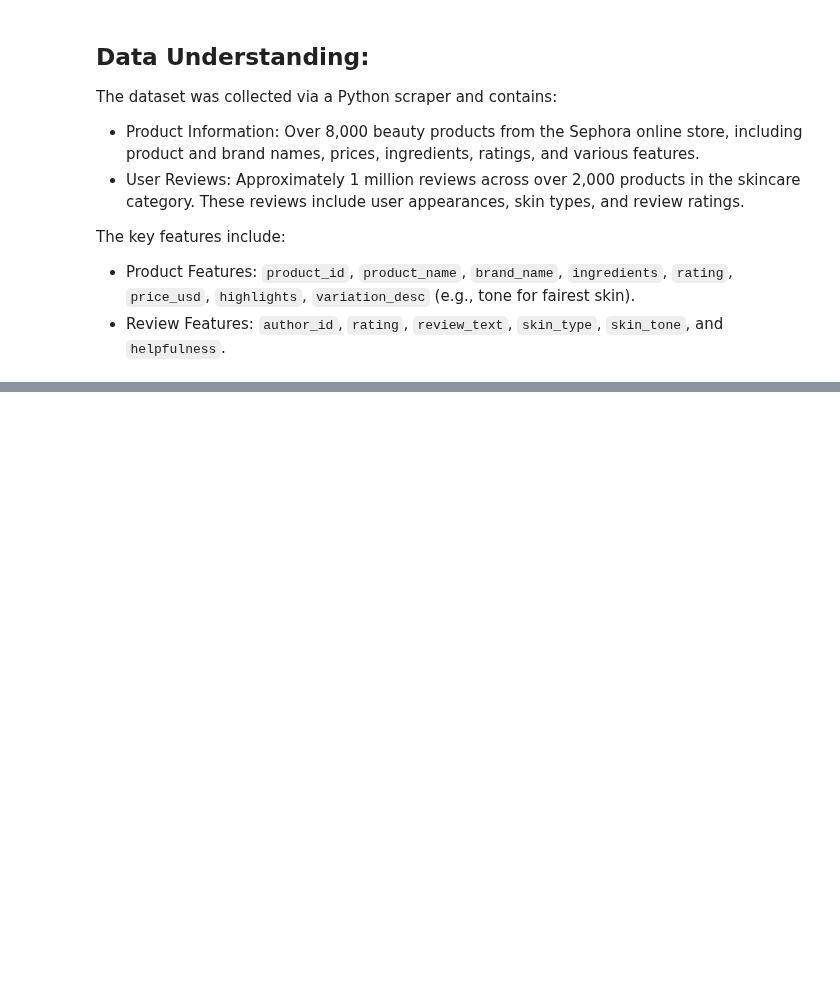
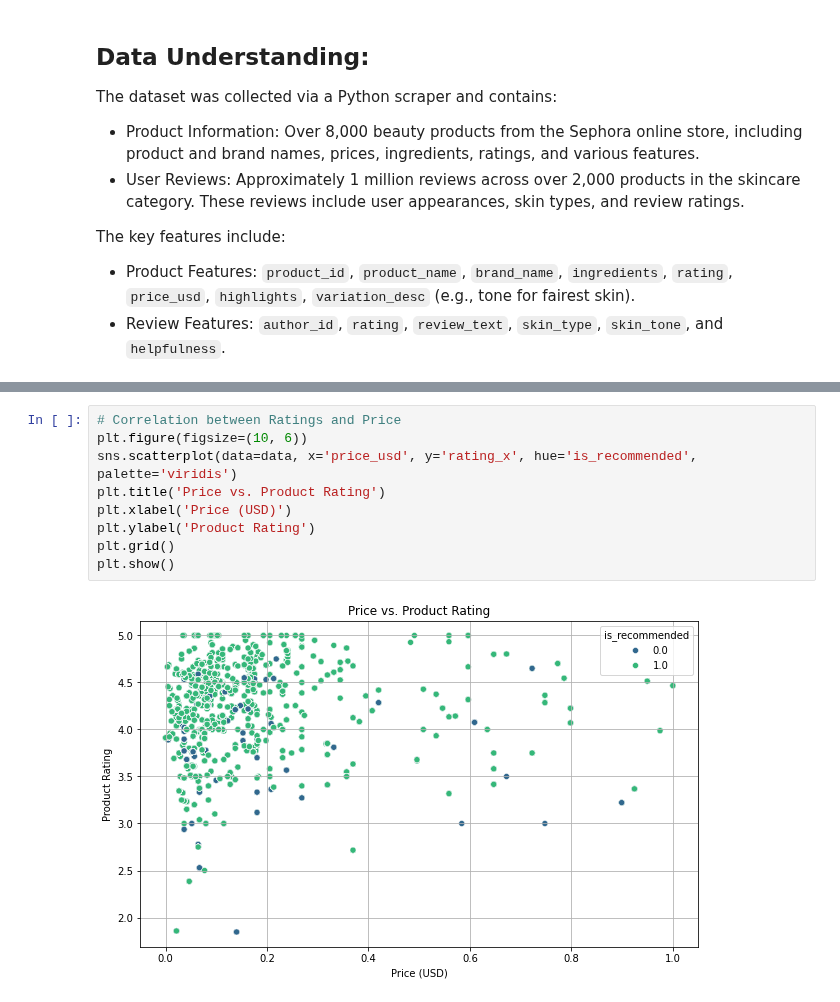
Before and after one commit to ECCHERUIYOT/AI-Powered-Recommendations-For-Melanin-Skin, a Jupyter notebook: index.ipynb, the cells around one changed output, grey strips where cells are left out. Drawn from its saved outputs; the diff is of its cells as text; blank space fills up the shorter version.

```diff
--- a/index.ipynb
+++ b/index.ipynb
@@ -132,0 +309,11 @@ memory usage: 1.7+ MB
+# %%
+# Correlation between Ratings and Price
+plt.figure(figsize=(10, 6))
+sns.scatterplot(data=data, x='price_usd', y='rating_x', hue='is_recommended', palette='viridis')
+plt.title('Price vs. Product Rating')
+plt.xlabel('Price (USD)')
+plt.ylabel('Product Rating')
+plt.grid()
+plt.show()
+# %% [output]
+[figure, added]
```
Also changed, not shown: parts of 38 cells of this notebook.
